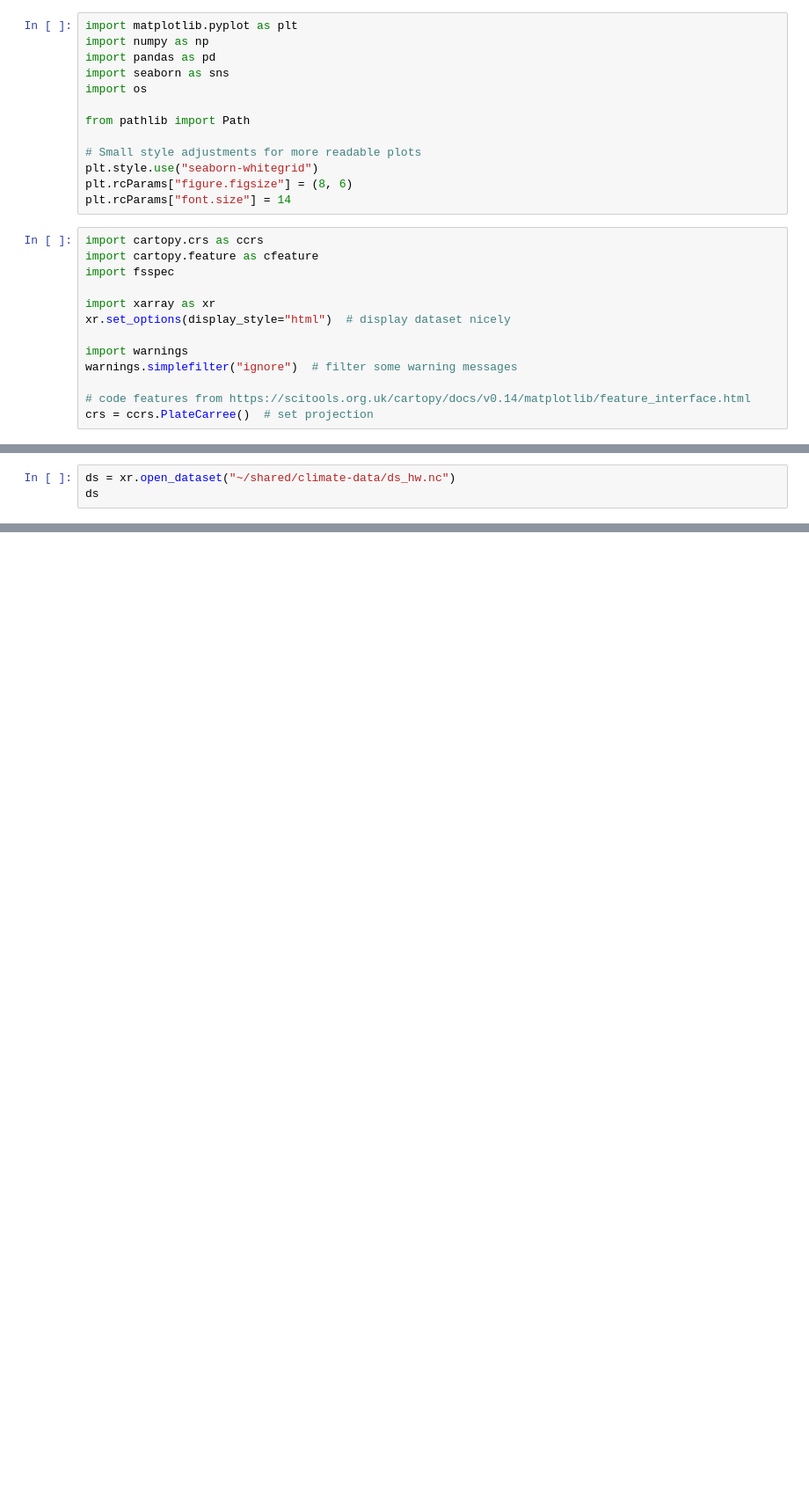
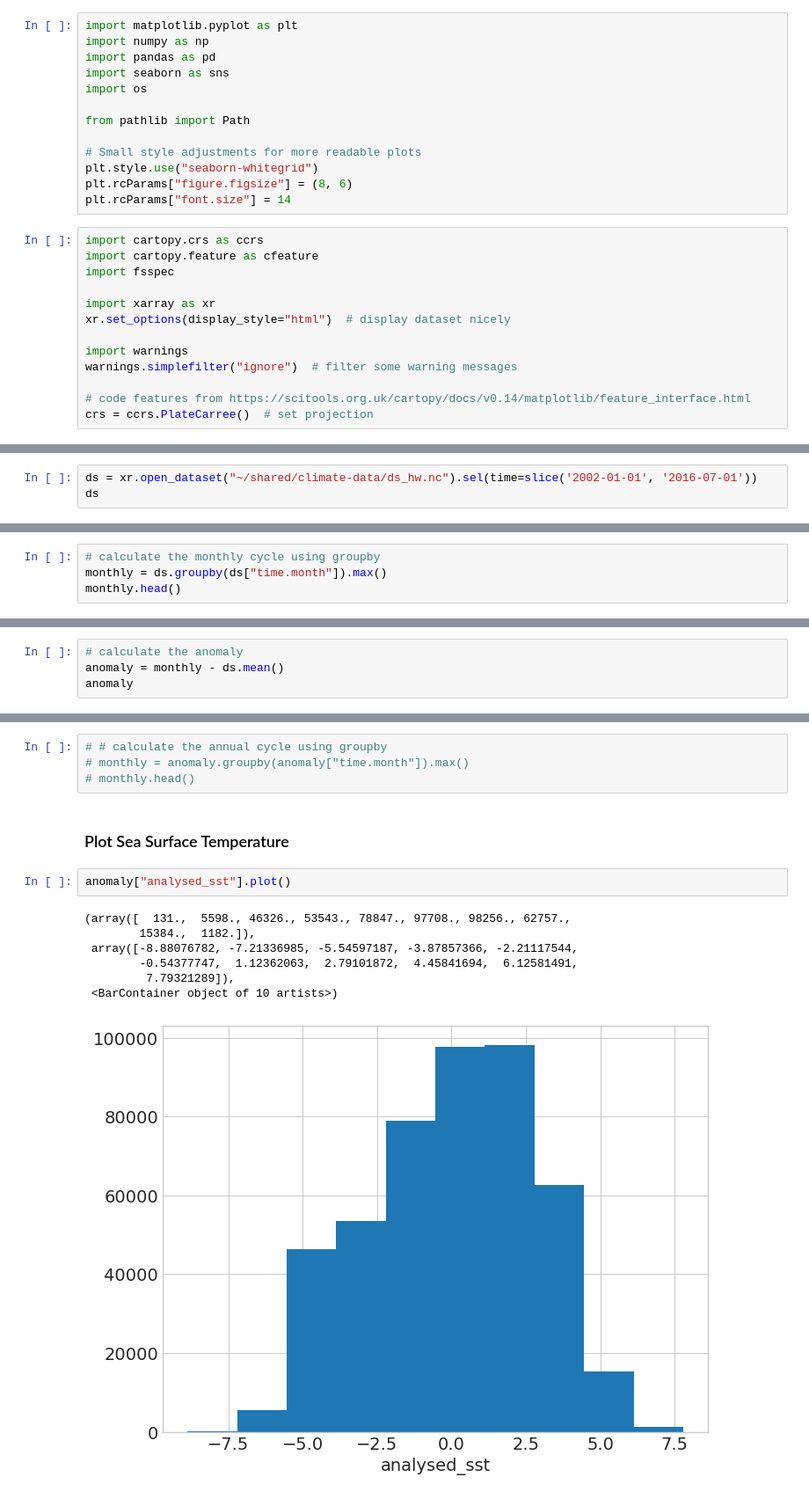
Before and after one commit to UCB-stat-159-s23/hw03-group23, a Jupyter notebook: climate-Q5.ipynb, the cells around one changed output, grey strips where cells are left out. Shown at 88% size. Drawn from its saved outputs; the diff is of its cells as text; blank space fills up the shorter version.

Commit message:
Added groupby and anomaly calculation

```diff
--- a/climate-Q5.ipynb
+++ b/climate-Q5.ipynb
@@ -27,3 +33,3 @@ crs = ccrs.PlateCarree()  # set projection
 # %%
-ds = xr.open_dataset("~/shared/climate-data/ds_hw.nc")
+ds = xr.open_dataset("~/shared/climate-data/ds_hw.nc").sel(time=slice('2002-01-01', '2016-07-01'))
 ds
@@ -29,0 +54,4 @@ ds
+# %%
+# calculate the monthly cycle using groupby
+monthly = ds.groupby(ds["time.month"]).max()
+monthly.head()
@@ -29,0 +78,4 @@ ds
+# %%
+# calculate the anomaly
+anomaly = monthly - ds.mean()
+anomaly
@@ -29,0 +96,16 @@ ds
+# %%
+# # calculate the annual cycle using groupby
+# monthly = anomaly.groupby(anomaly["time.month"]).max()
+# monthly.head()
+# %% [markdown]
+### Plot Sea Surface Temperature
+# %%
+anomaly["analysed_sst"].plot()
+# %% [output]
+(array([  131.,  5598., 46326., 53543., 78847., 97708., 98256., 62757.,
+        15384.,  1182.]),
+ array([-8.88076782, -7.21336985, -5.54597187, -3.87857366, -2.21117544,
+        -0.54377747,  1.12362063,  2.79101872,  4.45841694,  6.12581491,
+         7.79321289]),
+ <BarContainer object of 10 artists>)
+[figure, added]
```
Also changed, not shown: parts of 8 cells of this notebook.
